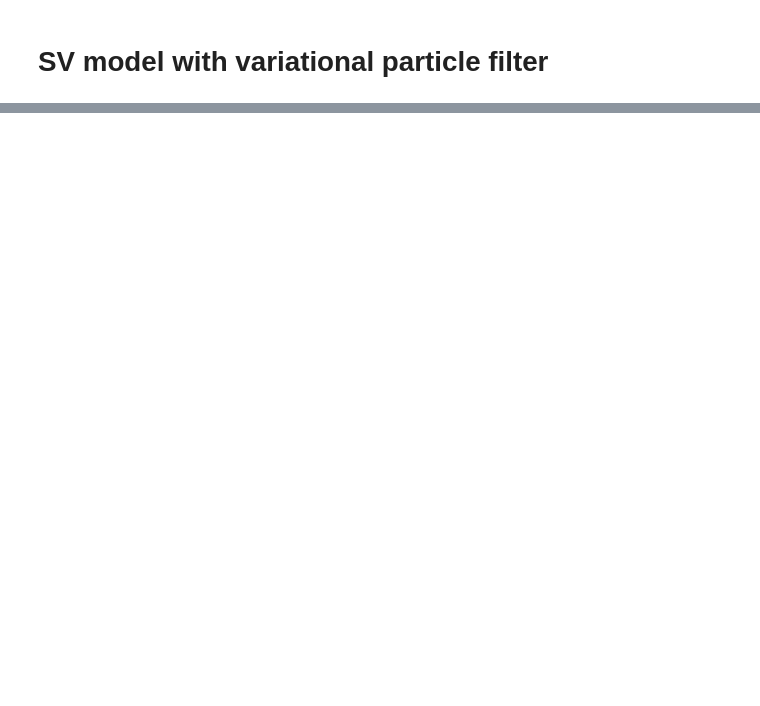
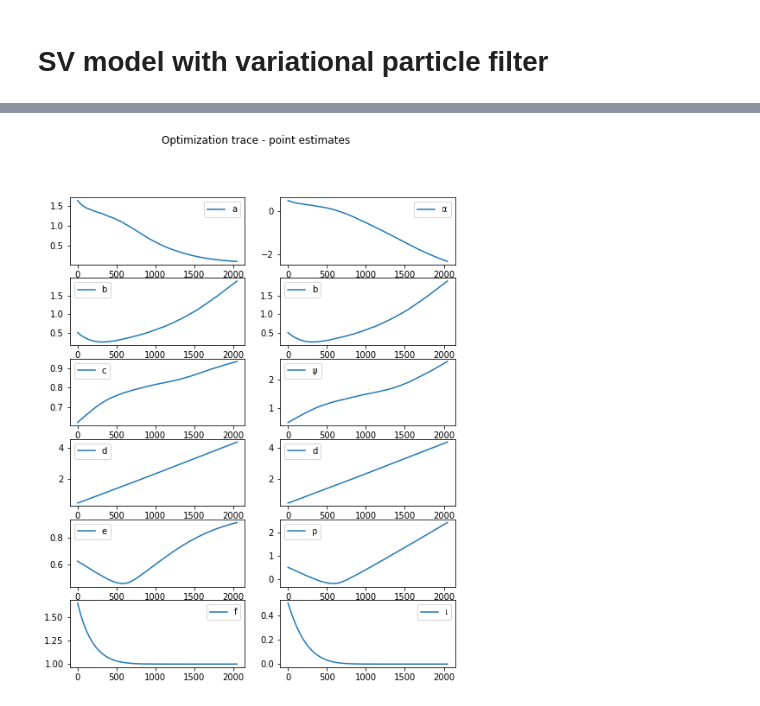
Before and after one commit to kuperov/ptvi, a Jupyter notebook: docs/Particle filter (WIP) - VI - Free params & proposal.ipynb, the cells around one changed output, grey strips where cells are left out. Cells and saved outputs as stored; diff of their text form; code cells hidden in the pictures; blank space fills up the shorter version.

```diff
--- a/docs/Particle filter (WIP) - VI - Free params & proposal.ipynb
+++ b/docs/Particle filter (WIP) - VI - Free params & proposal.ipynb
@@ -52,0 +80,4 @@ fit.summary(true=params)
+# %%
+trace.plot(figsize=[8,10])
+# %% [output]
+[figure, added]
```
Also changed, not shown: parts of 9 cells of this notebook, 9 other files.
